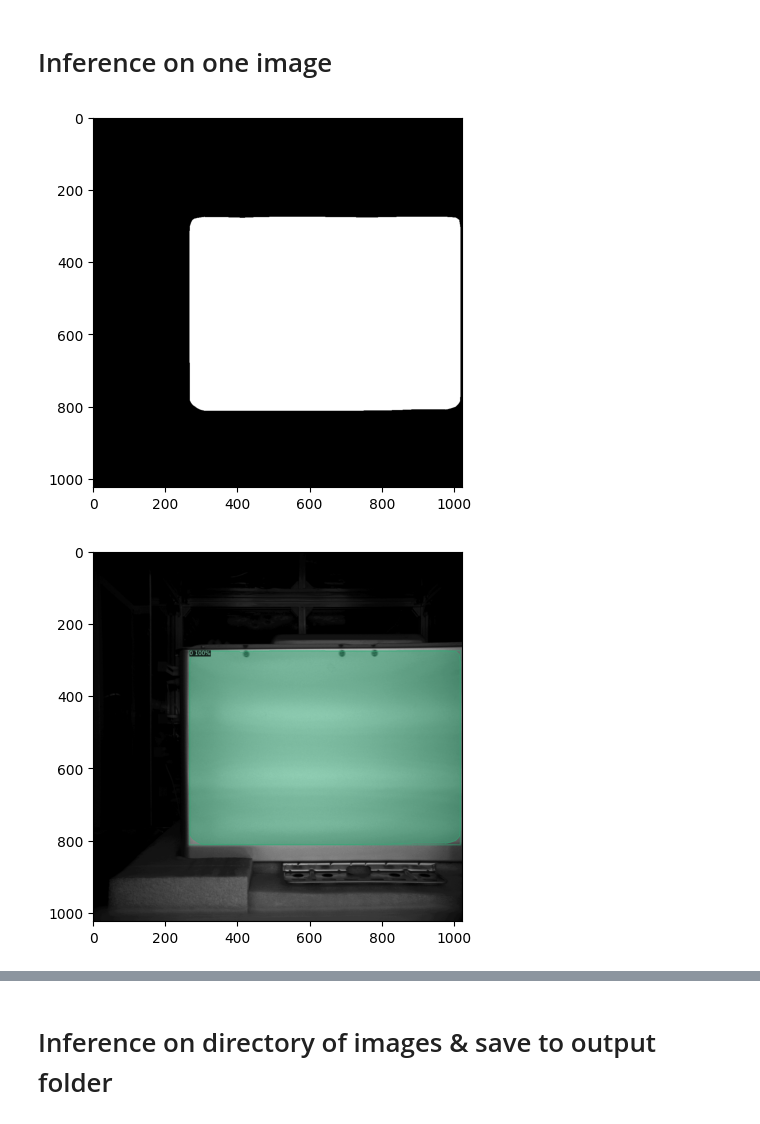
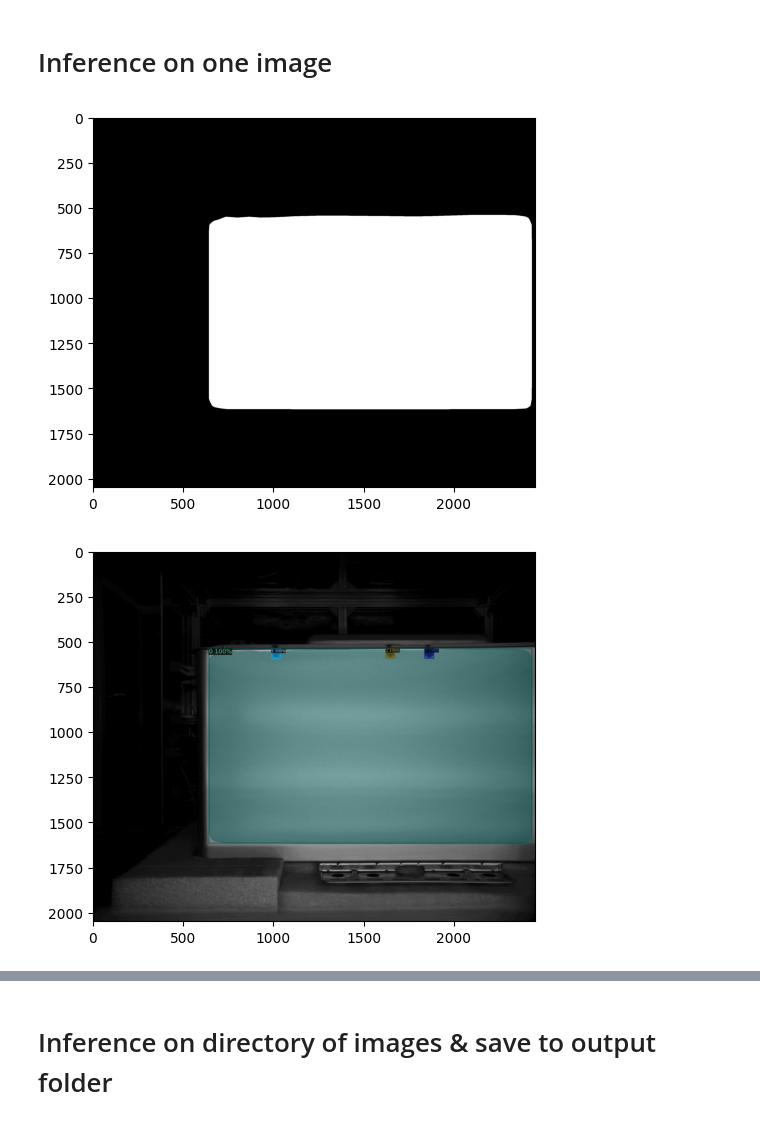
Before and after one commit to roger-bian/detectron2, a Jupyter notebook: inference.ipynb, the cells around one changed output, grey strips where cells are left out. Cells and saved outputs as stored; diff of their text form; code cells hidden in the pictures.

```diff
--- a/inference.ipynb
+++ b/inference.ipynb
@@ -76,15 +87,16 @@ segm_AP: 87.66406228978092
 # Inference on one image
 # %%
 PARENT_FOLDER = f'_model/side_panel/{version}'
-SELECTED_MODEL = 'model_0005699.pth'
+SELECTED_MODEL = 'model_best.pth'
 IMAGE_PATH = "_data/side_panel/test/20260319_120928_silver_blended.bmp"
 
 CLASS_NAMES = [
     "mask",
+    "screw"
 ]  # Add your class names here
 CLASS_COLORS = [
     [255, 0, 0],  # Red for class 0
-    # [0, 0, 255],  # Blue for class 1   # Uncomment if you have more classes
+    [0, 0, 255],  # Blue for class 1   # Uncomment if you have more classes
 ]
 
 SCORE_THRESH = 0.5
@@ -127,33 +139,33 @@ def inference_on_image(image_path, predictor, metadata=None, resize=None):
         text = CLASS_NAMES[instances.pred_classes[i]]
 
         x_start = coords[0]
         y_start = coords[1]
         cv2.rectangle(img, (x_start, y_start), (coords[2], coords[3]), draw_color, 2)
 
         font = cv2.FONT_HERSHEY_SIMPLEX
         font_scale = .5
         font_thickness = 1
         text_size, _ = cv2.getTextSize(text, font, font_scale, font_thickness)
         text_w, text_h = text_size
         cv2.rectangle(img, (x_start, y_start), (x_start + text_w, y_start + text_h + 5), (255, 255, 255), -1)
         cv2.putText(img, text, (x_start, y_start + text_h), font, font_scale, draw_color, font_thickness, cv2.LINE_AA)
 
     # plt.figure(figsize=(20, 20))
     plt.imshow(img)
     plt.show()
 
 # Paths to your config file and trained model
 config_path = f"{PARENT_FOLDER}/config.yaml"
 model_weights_path = f"{PARENT_FOLDER}/{SELECTED_MODEL}"
 image_path = IMAGE_PATH
 
 
 # Set up the model for inference
 cfg = setup_inference(config_path, model_weights_path, score_thresh=SCORE_THRESH)
 predictor = DefaultPredictor(cfg)
 
 # Perform inference
-inference_on_image(image_path, predictor, resize=(1024, 1024))
+inference_on_image(image_path, predictor)
 # %% [output]
-[figure, old version]
+[figure, new version]
-[figure, old version]
+[figure, new version]
```
Also changed, not shown: parts of 4 cells of this notebook, 2 other files.
